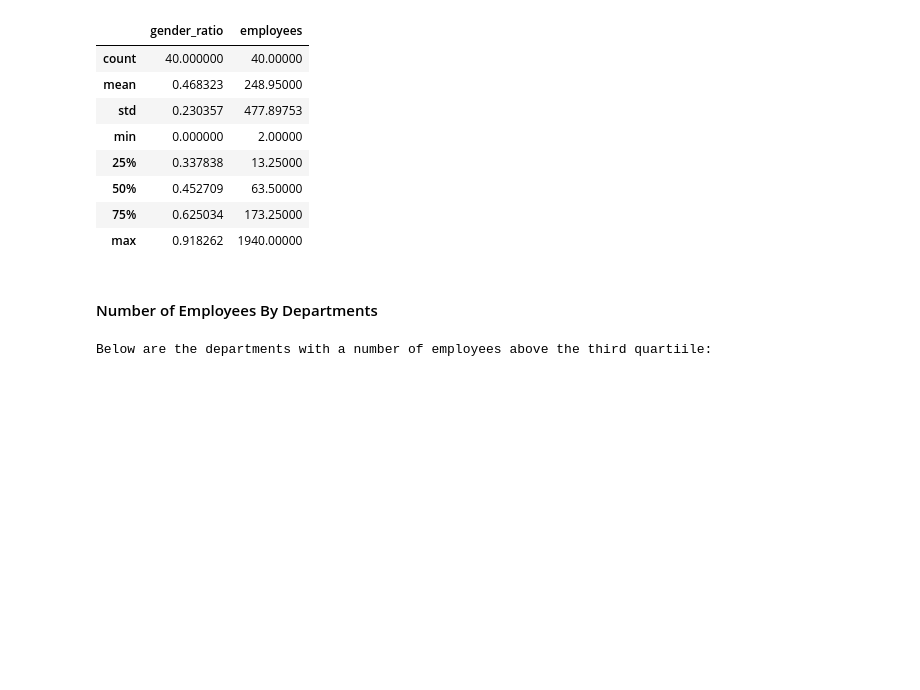
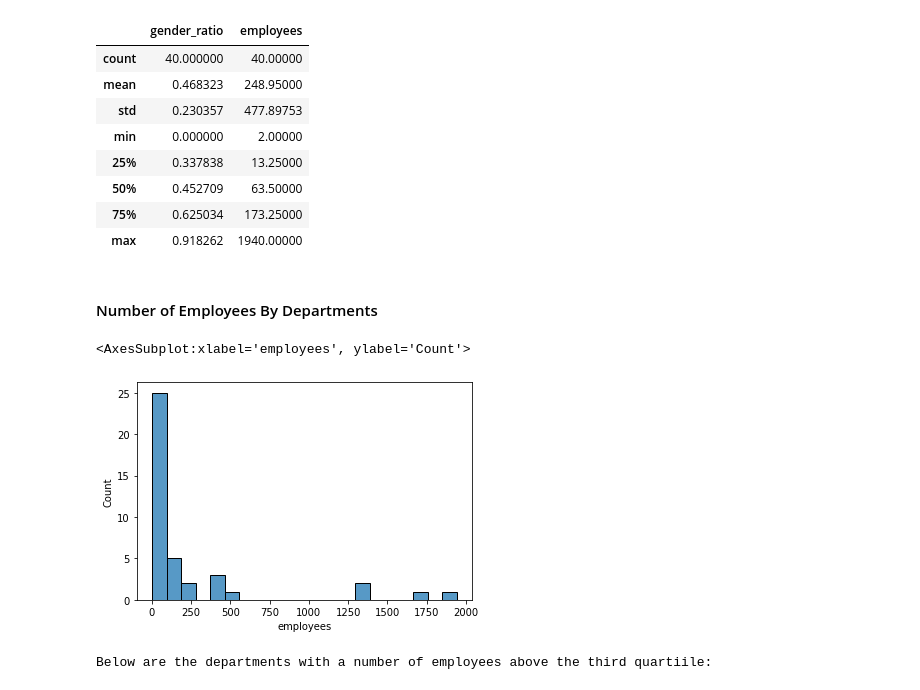
Before and after one commit to penichols10/Predicting-Gender-from-MoCo-Employment-Data, a Jupyter notebook: moco_employees.ipynb, the cells around one changed output. Cells and saved outputs as stored; diff of their text form; code cells hidden in the pictures; blank space fills up the shorter version.

```diff
--- a/moco_employees.ipynb
+++ b/moco_employees.ipynb
@@ -308,5 +327,10 @@ df_ratios.describe()
 | max | 0.918262 | 1940.00000 |
 # %% [markdown]
 #### Number of Employees By Departments
+# %%
+sns.histplot(data=df_ratios, x='employees')
+# %% [output]
+<AxesSubplot:xlabel='employees', ylabel='Count'>
+[figure, added]
 # %%
 print('Below are the departments with a number of employees above the third quartiile:')
```
Also changed, not shown: parts of 71 cells of this notebook.
